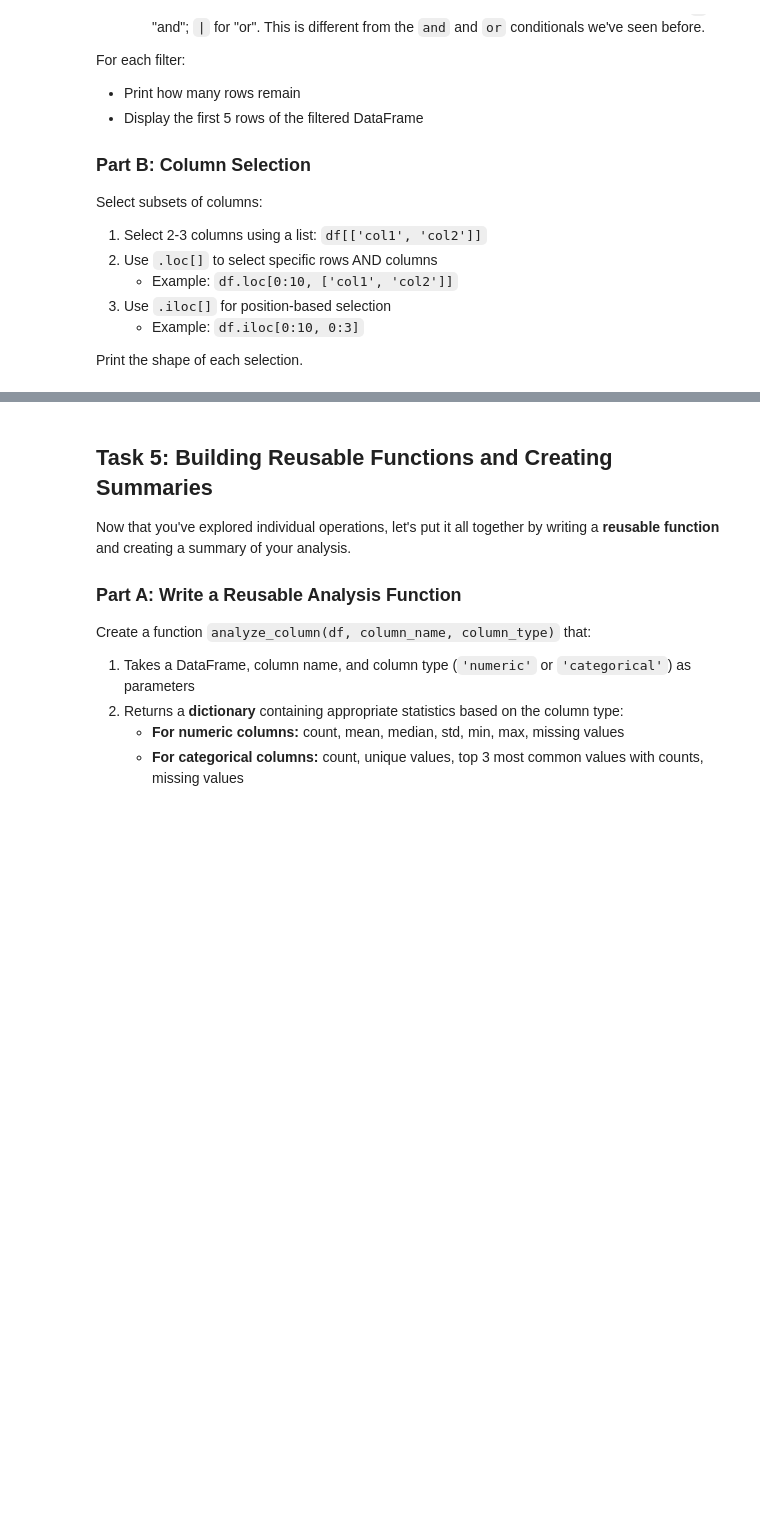
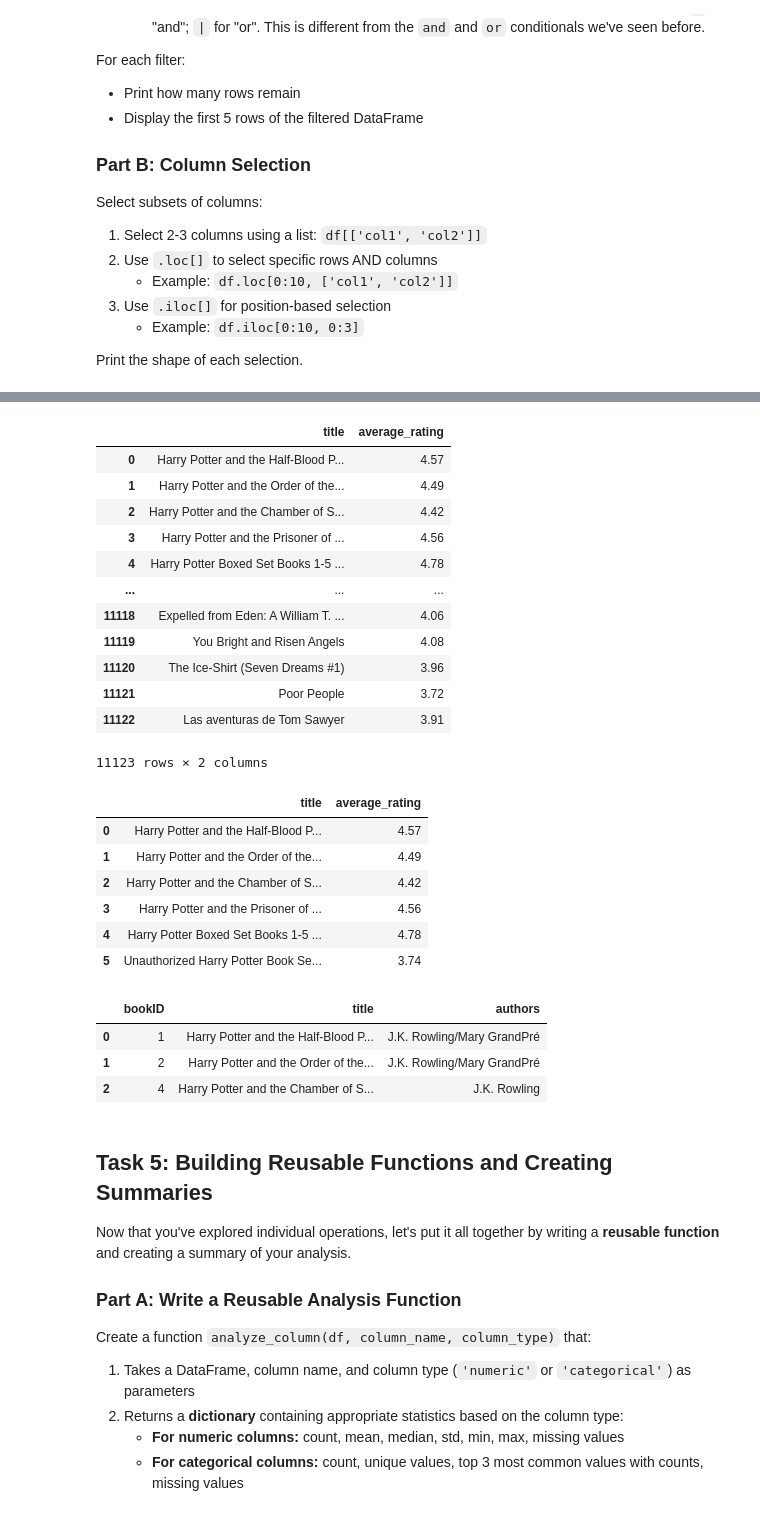
Before and after one commit to TanzirR/EDA_Python, a Jupyter notebook: Assignment_3_Instructions_summer_2026.ipynb, the cells around one changed output, grey strips where cells are left out. Saved outputs shown, nothing was run; the diff lists cells and outputs as text; code cells hidden in the pictures; blank space fills up the shorter version.

```diff
--- a/Assignment_3_Instructions_summer_2026.ipynb
+++ b/Assignment_3_Instructions_summer_2026.ipynb
@@ -394,14 +405,42 @@ Print the shape of each selection.
 # %%
 # Task 4B: Column selection
 
 # Select subset of columns
 # YOUR CODE HERE
+# selecting the title and average_ratings
+display(df[[COL_CATEGORICAL,COL_NUMERIC_1]])
 
 # Use .loc[] for row and column selection
 # YOUR CODE HERE
-
+display(df.loc[:5,[COL_CATEGORICAL, COL_NUMERIC_1]])
 # Use .iloc[] for position-based selection
 # YOUR CODE HERE
+display(df.iloc[0:3, 0:3])
+# %% [output]
+|  | title | average_rating |
+| 0 | Harry Potter and the Half-Blood P... | 4.57 |
+| 1 | Harry Potter and the Order of the... | 4.49 |
+| 2 | Harry Potter and the Chamber of S... | 4.42 |
+| 3 | Harry Potter and the Prisoner of ... | 4.56 |
+| 4 | Harry Potter Boxed Set Books 1-5 ... | 4.78 |
+| ... | ... | ... |
+| 11118 | Expelled from Eden: A William T. ... | 4.06 |
+| 11119 | You Bright and Risen Angels | 4.08 |
+| 11120 | The Ice-Shirt (Seven Dreams #1) | 3.96 |
+| 11121 | Poor People | 3.72 |
+| 11122 | Las aventuras de Tom Sawyer | 3.91 |
+11123 rows × 2 columns
+|  | title | average_rating |
+| 0 | Harry Potter and the Half-Blood P... | 4.57 |
+| 1 | Harry Potter and the Order of the... | 4.49 |
+| 2 | Harry Potter and the Chamber of S... | 4.42 |
+| 3 | Harry Potter and the Prisoner of ... | 4.56 |
+| 4 | Harry Potter Boxed Set Books 1-5 ... | 4.78 |
+| 5 | Unauthorized Harry Potter Book Se... | 3.74 |
+|  | bookID | title | authors |
+| 0 | 1 | Harry Potter and the Half-Blood P... | J.K. Rowling/Mary GrandPré |
+| 1 | 2 | Harry Potter and the Order of the... | J.K. Rowling/Mary GrandPré |
+| 2 | 4 | Harry Potter and the Chamber of S... | J.K. Rowling |
 # %% [markdown]
 ## Task 5: Building Reusable Functions and Creating Summaries
 
```
Also changed, not shown: parts of 1 cell of this notebook.
